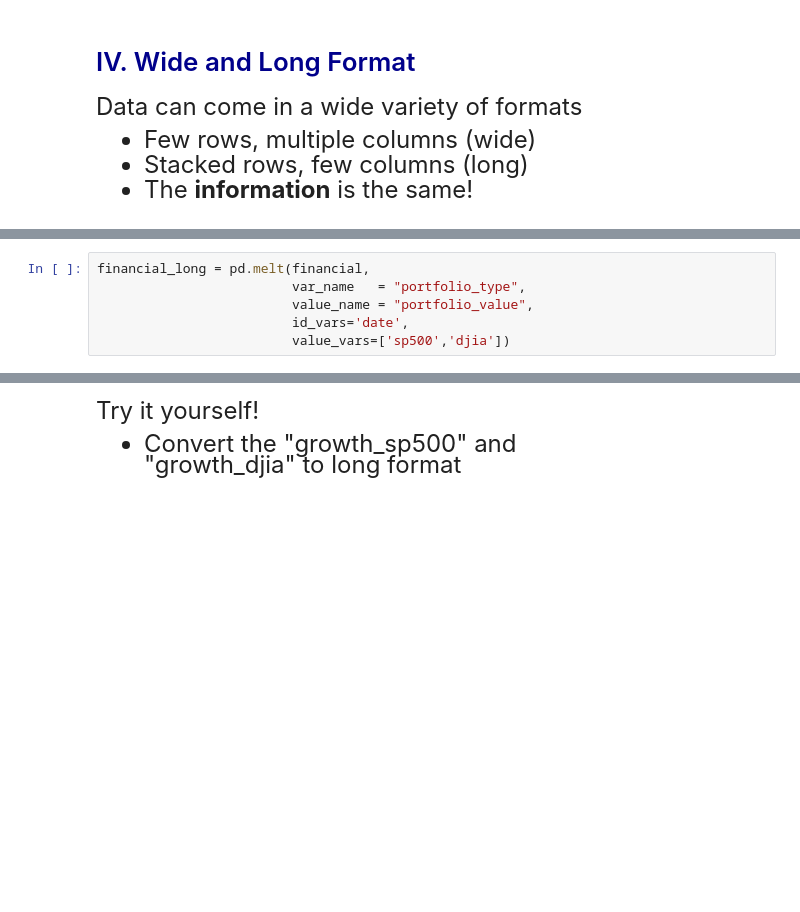
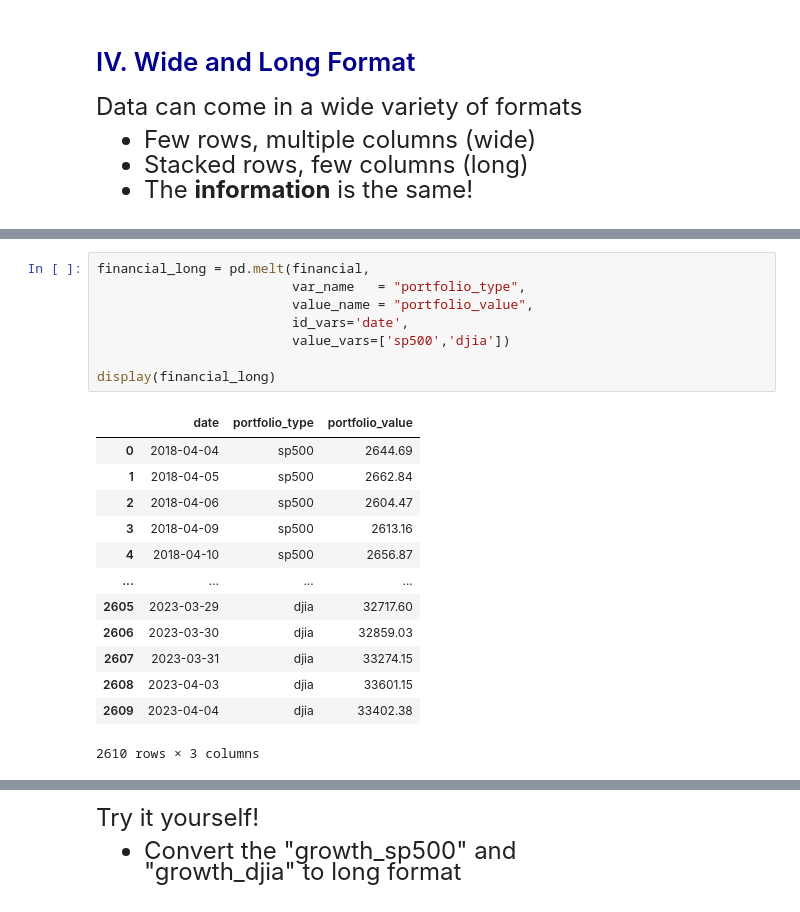
Before and after one commit to alejandrosanchezbecerra/qtm151spring2023, a Jupyter notebook: Lecture 22/Lecture 22.ipynb, the cells around one changed output, grey strips where cells are left out. Saved outputs shown, nothing was run; the diff lists cells and outputs as text; blank space fills up the shorter version.

```diff
--- a/Lecture 22/Lecture 22.ipynb
+++ b/Lecture 22/Lecture 22.ipynb
@@ -240,9 +256,25 @@ $\quad$ <img src="figures/melt_fig.png" alt="drawing" width="550"/>
 # %%
 financial_long = pd.melt(financial,
                          var_name   = "portfolio_type",
                          value_name = "portfolio_value",
                          id_vars='date',
                          value_vars=['sp500','djia'])
+
+display(financial_long)
+# %% [output]
+|  | date | portfolio_type | portfolio_value |
+| 0 | 2018-04-04 | sp500 | 2644.69 |
+| 1 | 2018-04-05 | sp500 | 2662.84 |
+| 2 | 2018-04-06 | sp500 | 2604.47 |
+| 3 | 2018-04-09 | sp500 | 2613.16 |
+| 4 | 2018-04-10 | sp500 | 2656.87 |
+| ... | ... | ... | ... |
+| 2605 | 2023-03-29 | djia | 32717.60 |
+| 2606 | 2023-03-30 | djia | 32859.03 |
+| 2607 | 2023-03-31 | djia | 33274.15 |
+| 2608 | 2023-04-03 | djia | 33601.15 |
+| 2609 | 2023-04-04 | djia | 33402.38 |
+2610 rows × 3 columns
 # %% [markdown]
 <font size = "5">
 
```
Also changed, not shown: parts of 8 cells of this notebook.
